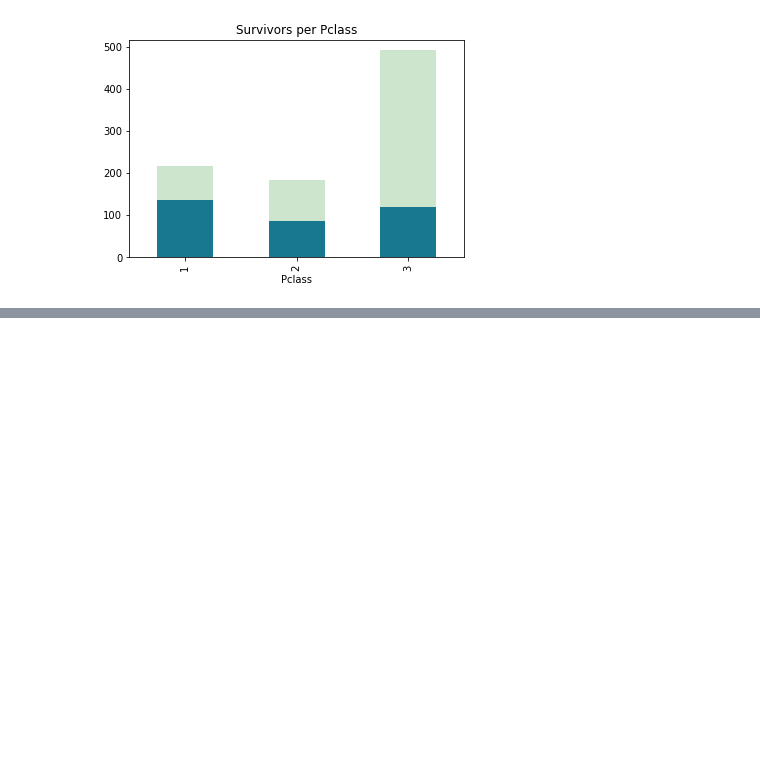
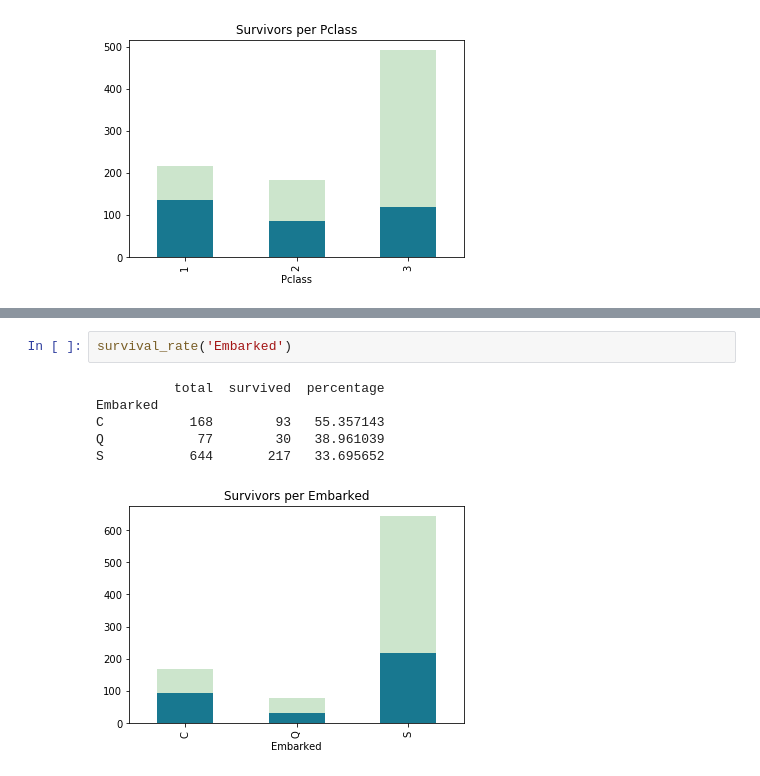
Before and after one commit to ShanderYO/Titanic-ML-from-Disaster-research, a Jupyter notebook: Titanic ML from Disaster research.ipynb, the cells around one changed output, grey strips where cells are left out. Drawn from its saved outputs; the diff is of its cells as text; blank space fills up the shorter version.

```diff
--- a/Titanic ML from Disaster research.ipynb
+++ b/Titanic ML from Disaster research.ipynb
@@ -163,0 +148,9 @@ survival_rate('Fare')
+# %%
+survival_rate('Embarked')
+# %% [output]
+          total  survived  percentage
+Embarked
+C           168        93   55.357143
+Q            77        30   38.961039
+S           644       217   33.695652
+[figure, added]
```
Also changed, not shown: parts of 7 cells of this notebook.
